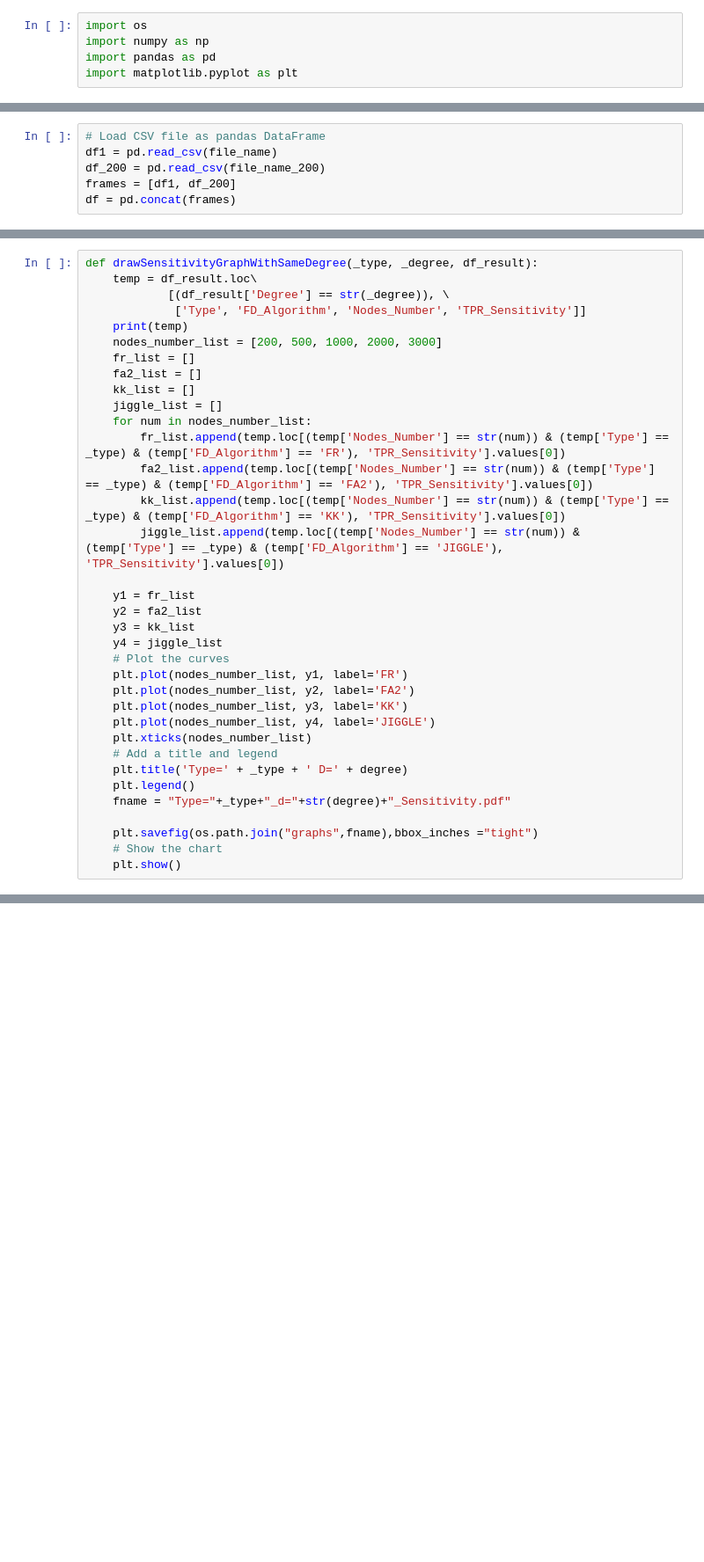
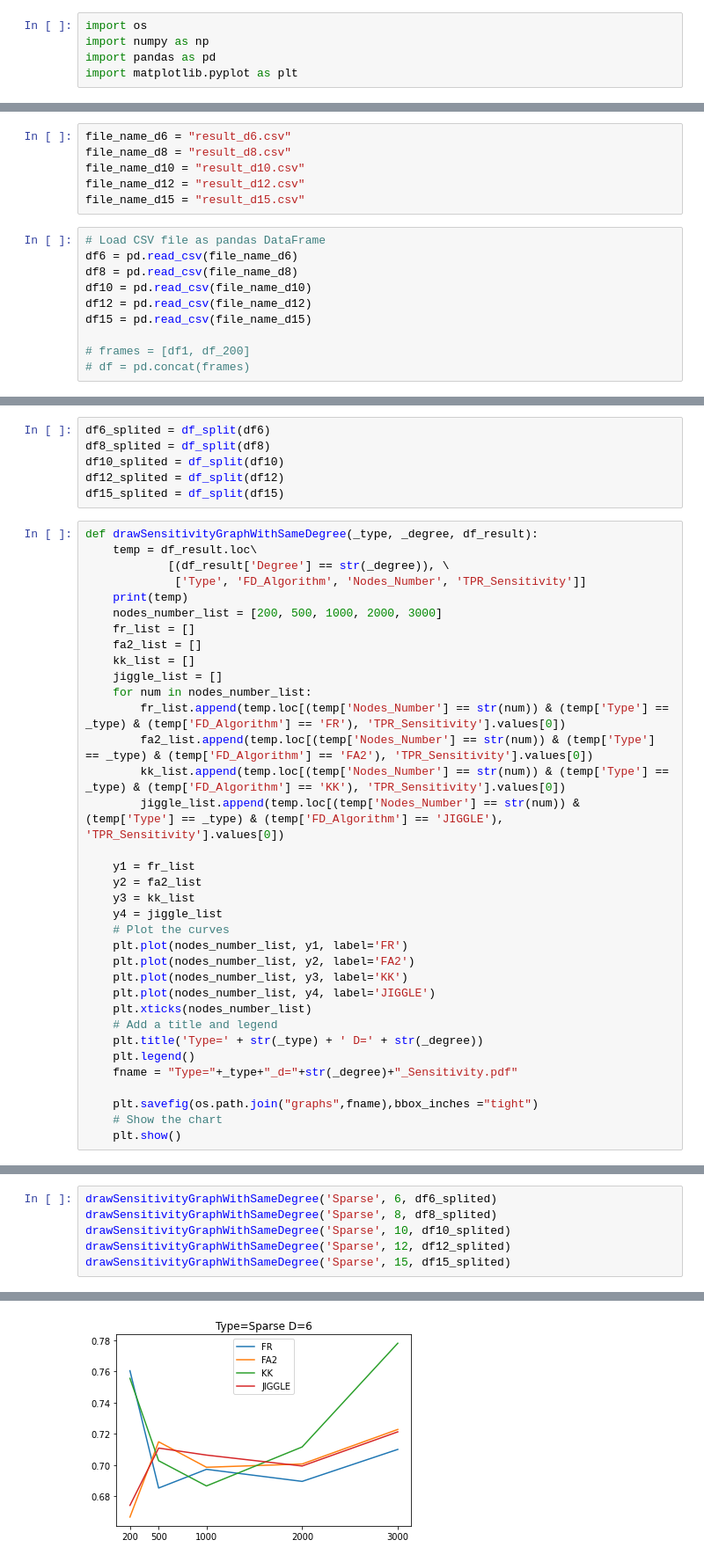
Before and after one commit to UMkashingHui/MyExperiments, a Jupyter notebook: Programs/Sensitivity/Result2Graph.ipynb, the cells around one changed output, grey strips where cells are left out. Shown at 88% size. Saved outputs shown, nothing was run; the diff lists cells and outputs as text; blank space fills up the shorter version.

```diff
--- a/Programs/Sensitivity/Result2Graph.ipynb
+++ b/Programs/Sensitivity/Result2Graph.ipynb
@@ -9,6 +6,16 @@ file_name_200 = "result_200.csv"
+# %%
+file_name_d6 = "result_d6.csv"
+file_name_d8 = "result_d8.csv"
+file_name_d10 = "result_d10.csv"
+file_name_d12 = "result_d12.csv"
+file_name_d15 = "result_d15.csv"
 # %%
 # Load CSV file as pandas DataFrame
-df1 = pd.read_csv(file_name)
-df_200 = pd.read_csv(file_name_200)
-frames = [df1, df_200]
-df = pd.concat(frames)
+df6 = pd.read_csv(file_name_d6)
+df8 = pd.read_csv(file_name_d8)
+df10 = pd.read_csv(file_name_d10)
+df12 = pd.read_csv(file_name_d12)
+df15 = pd.read_csv(file_name_d15)
+
+# frames = [df1, df_200]
+# df = pd.concat(frames)
@@ -71,3 +60,9 @@ df_result
+# %%
+df6_splited = df_split(df6)
+df8_splited = df_split(df8)
+df10_splited = df_split(df10)
+df12_splited = df_split(df12)
+df15_splited = df_split(df15)
 # %%
 def drawSensitivityGraphWithSameDegree(_type, _degree, df_result):
     temp = df_result.loc\
@@ -96,9 +91,9 @@ def drawSensitivityGraphWithSameDegree(_type, _degree, df_result):
     plt.plot(nodes_number_list, y4, label='JIGGLE')
     plt.xticks(nodes_number_list)
     # Add a title and legend
-    plt.title('Type=' + _type + ' D=' + degree)
+    plt.title('Type=' + str(_type) + ' D=' + str(_degree))
     plt.legend()
-    fname = "Type="+_type+"_d="+str(degree)+"_Sensitivity.pdf"
+    fname = "Type="+_type+"_d="+str(_degree)+"_Sensitivity.pdf"
 
     plt.savefig(os.path.join("graphs",fname),bbox_inches ="tight")
     # Show the chart
@@ -126,0 +101,7 @@ drawSensitivityGraphWithSameDegree('Sparse', 6, df_result)
+# %%
+drawSensitivityGraphWithSameDegree('Sparse', 6, df6_splited)
+drawSensitivityGraphWithSameDegree('Sparse', 8, df8_splited)
+drawSensitivityGraphWithSameDegree('Sparse', 10, df10_splited)
+drawSensitivityGraphWithSameDegree('Sparse', 12, df12_splited)
+drawSensitivityGraphWithSameDegree('Sparse', 15, df15_splited)
+# %% [output]
@@ -126,0 +125 @@ drawSensitivityGraphWithSameDegree('Sparse', 6, df_result)
+[figure, added]
```
Also changed, not shown: parts of 7 cells of this notebook, 38 other files.
